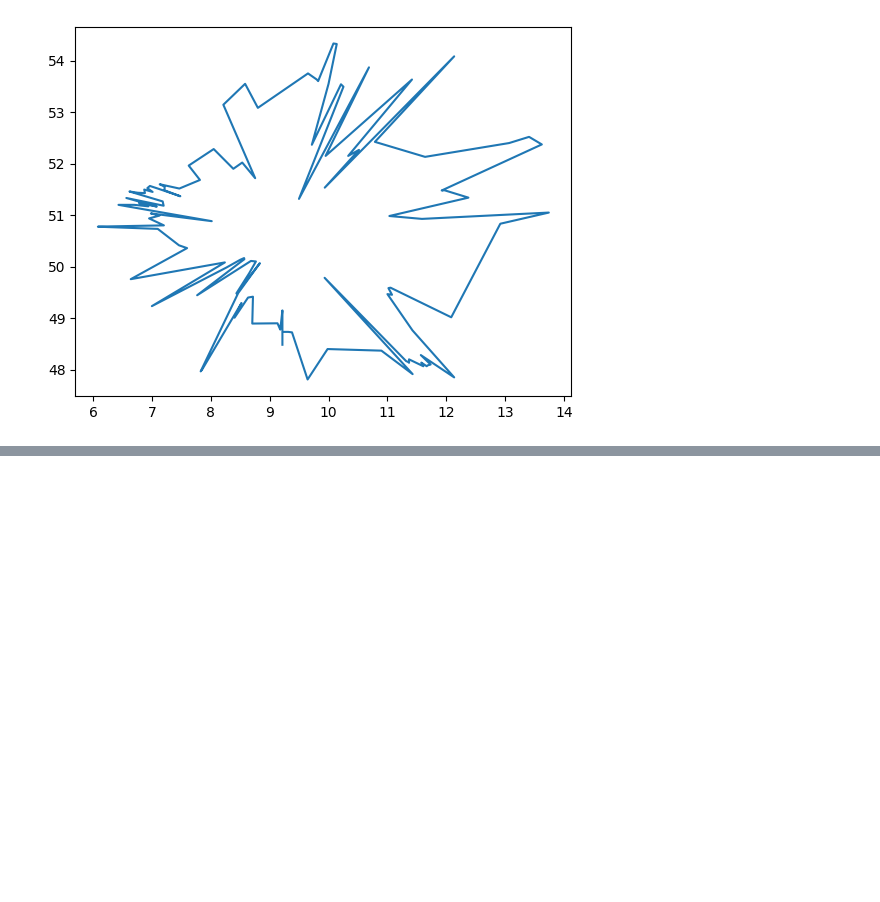
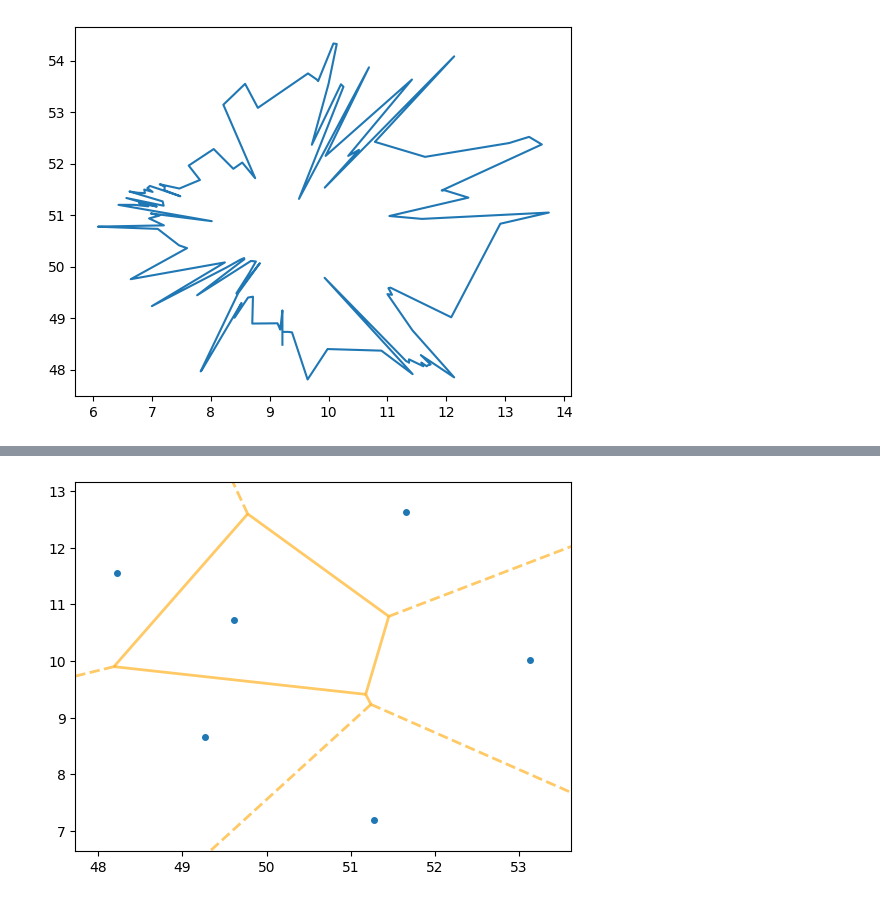
Before and after one commit to JaegerJens/shortest-path, a Jupyter notebook: shortestpath.ipynb, the cells around one changed output, grey strips where cells are left out. Cells and saved outputs as stored; diff of their text form; code cells hidden in the pictures; blank space fills up the shorter version.

```diff
--- a/shortestpath.ipynb
+++ b/shortestpath.ipynb
@@ -154,0 +153,10 @@ clusterCities()
+# %%
+from scipy.spatial import Voronoi, voronoi_plot_2d
+
+vor = Voronoi(clusterCenters)
+
+fig = voronoi_plot_2d(vor, show_vertices=False, line_colors='orange',
+                      line_width=2, line_alpha=0.6, point_size=8)
+plt.show()
+# %% [output]
+[figure, added]
```
Also changed, not shown: parts of 2 cells of this notebook.
